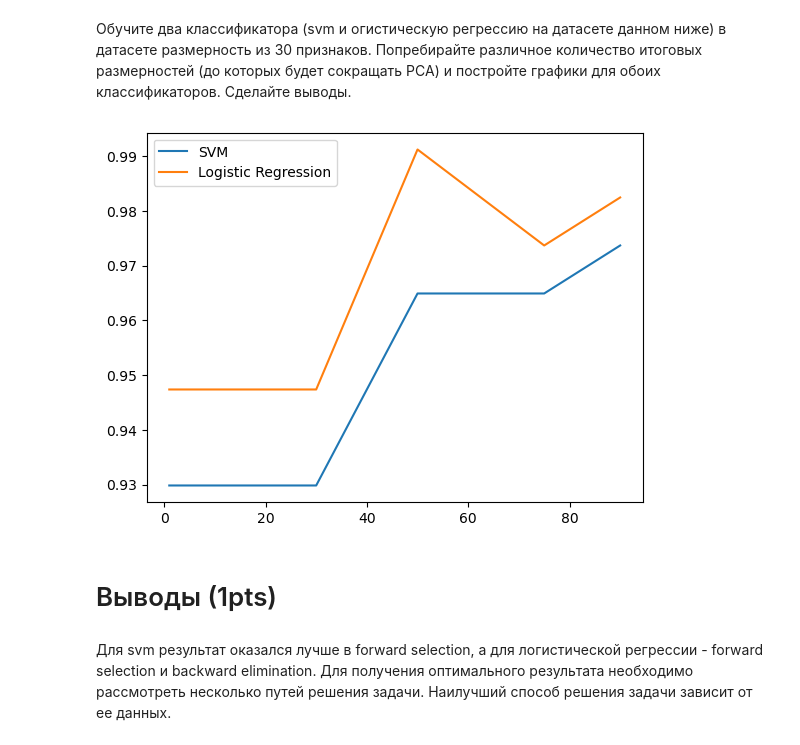
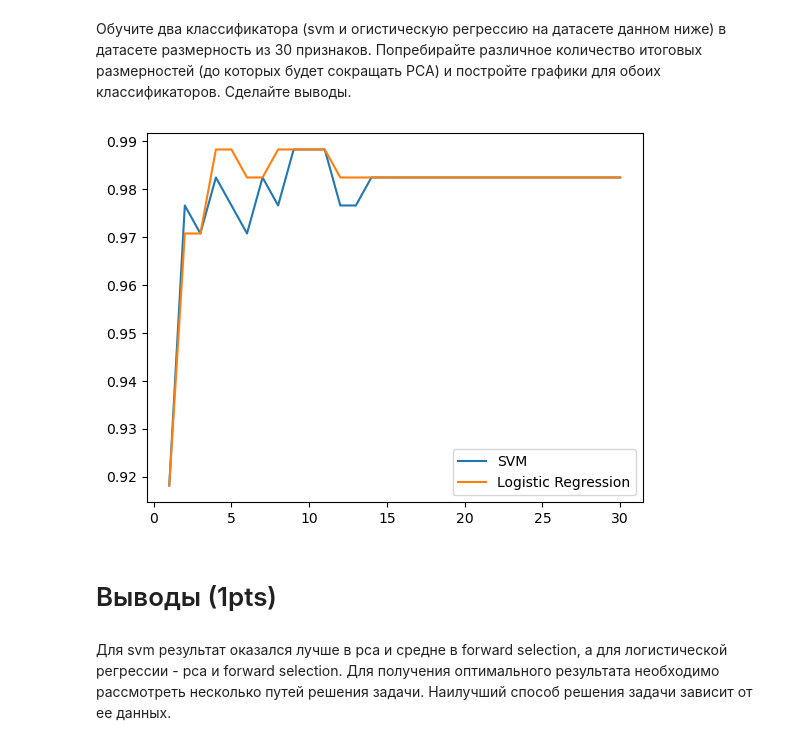
Before and after one commit to geninaalisa/task10, a Jupyter notebook: task10_dim_reduction_practice.ipynb, the cells around one changed output. Drawn from its saved outputs; the diff is of its cells as text; code cells hidden in the pictures.

```diff
--- a/task10_dim_reduction_practice.ipynb
+++ b/task10_dim_reduction_practice.ipynb
@@ -189,42 +189,35 @@ $$ q(z)^{(n+1)} = p(z|x,\theta^{(n)}) $$
 $$ \theta^{(n+1)} = \max\limits_{\theta} \mathcal{L}(q^{(n+1)},\theta) $$
 # %% [markdown]
 Обучите два классификатора (svm и огистическую регрессию на датасете данном ниже) в датасете размерность из 30 признаков. Попребирайте различное количество итоговых размерностей (до которых будет сокращать PCA) и постройте графики для обоих классификаторов. Сделайте выводы.
-# %%
-from sklearn.preprocessing import StandardScaler
-from sklearn.svm import SVC
-
-X_train, X_test, y_train, y_test = train_test_split(X, y, test_size=0.2, random_state=42)
-scaler = StandardScaler()
-X_train_scaled = scaler.fit_transform(X_train)
-X_test_scaled = scaler.transform(X_test)
-
-plt.cla()
-n_components_lst = [1, 5, 10, 20, 30, 50, 75, 90]
-svm_accuracies = []
-logreg_accuracies = []
-
-for n_components in n_components_lst:
-    pca = decomposition.PCA(n_components=(n_components / 100))
-    X_train_pca = pca.fit_transform(X_train_scaled)
-    X_test_pca = pca.transform(X_test_scaled)
-
-    svm = SVC()
-    svm.fit(X_train_pca, y_train)
-    svm_pred = svm.predict(X_test_pca)
-    svm_accuracies.append(accuracy_score(y_test, svm_pred))
-
-    logreg = LogisticRegression()
-    logreg.fit(X_train_pca, y_train)
-    logreg_pred = logreg.predict(X_test_pca)
-    logreg_accuracies.append(accuracy_score(y_test, logreg_pred))
-
-plt.plot(n_components_lst, svm_accuracies, label='SVM')
-plt.plot(n_components_lst, logreg_accuracies, label='Logistic Regression')
-plt.legend()
-plt.show()
-# %% [output]
-[figure, removed]
+# %%
+from sklearn.preprocessing import StandardScaler
+from sklearn.svm import SVC
+from sklearn.datasets import make_classification
+
+scaler = StandardScaler()
+X_scaled = scaler.fit_transform(X)
+x = []
+y_svm = []
+y_reg = []
+
+for n_components in range(1, 31):
+    pca = decomposition.PCA(n_components=n_components)
+    X_pca = pca.fit_transform(X_scaled)
+    X_train, X_test, y_train, y_test = train_test_split(X_pca, y, test_size=0.3, random_state=5)
+    model_svm = SVC(kernel='linear', random_state=69)
+    model_reg = LogisticRegression(max_iter=500, random_state=69)
+
+    y_svm.append(accuracy_score(y_test, model_svm.fit(X_train, y_train).predict(X_test)))
+    y_reg.append(accuracy_score(y_test, model_reg.fit(X_train, y_train).predict(X_test)))
+    x.append(n_components)
+
+plt.plot(x, y_svm, label="SVM")
+plt.plot(x, y_reg, label="Logistic Regression")
+plt.legend()
+plt.show()
+# %% [output]
+[figure, added]
 # %% [markdown]
 #  Выводы (1pts)
 # %% [markdown]
-Для svm результат оказался лучше в forward selection, а для логистической регрессии - forward selection и backward elimination. Для получения оптимального результата необходимо рассмотреть несколько путей решения задачи. Наилучший способ решения задачи зависит от ее данных.
+Для svm результат оказался лучше в pca и средне в forward selection, а для логистической регрессии - pca и forward selection. Для получения оптимального результата необходимо рассмотреть несколько путей решения задачи. Наилучший способ решения задачи зависит от ее данных.
```
